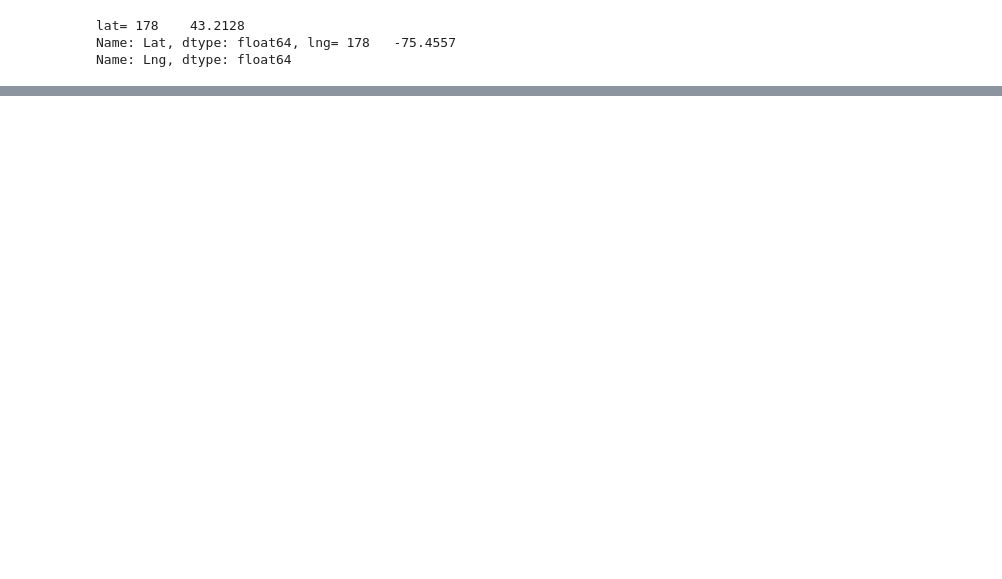
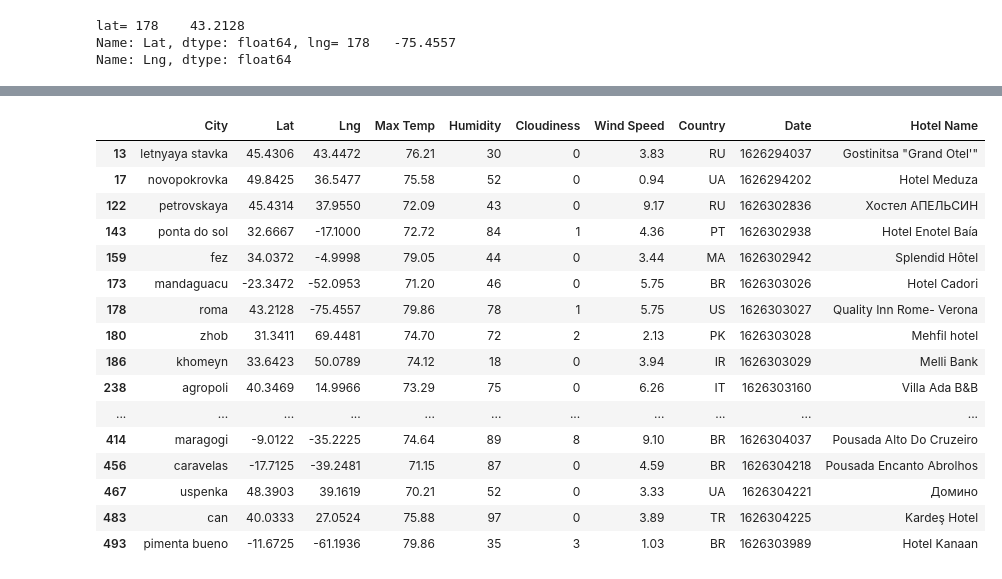
Before and after one commit to mjcarlson628/python-api-challenge, a Jupyter notebook: VacationPy/VacationPy.ipynb, the cells around one changed output, grey strips where cells are left out. Drawn from its saved outputs; the diff is of its cells as text; code cells hidden in the pictures; blank space fills up the shorter version.

```diff
--- a/VacationPy/VacationPy.ipynb
+++ b/VacationPy/VacationPy.ipynb
@@ -134,0 +135,23 @@ hotel_df
+# %%
+# Drop the city that had no nearby hotel
+
+hotel_df = hotel_df.drop(hotel_df[hotel_df["Hotel Name"] == 0].index)
+hotel_df
+# %% [output]
+|  | City | Lat | Lng | Max Temp | Humidity | Cloudiness | Wind Speed | Country | Date | Hotel Name |
+| 13 | letnyaya stavka | 45.4306 | 43.4472 | 76.21 | 30 | 0 | 3.83 | RU | 1626294037 | Gostinitsa "Grand Otel'" |
+| 17 | novopokrovka | 49.8425 | 36.5477 | 75.58 | 52 | 0 | 0.94 | UA | 1626294202 | Hotel Meduza |
+| 122 | petrovskaya | 45.4314 | 37.9550 | 72.09 | 43 | 0 | 9.17 | RU | 1626302836 | Хостел АПЕЛЬСИН |
+| 143 | ponta do sol | 32.6667 | -17.1000 | 72.72 | 84 | 1 | 4.36 | PT | 1626302938 | Hotel Enotel Baía |
+| 159 | fez | 34.0372 | -4.9998 | 79.05 | 44 | 0 | 3.44 | MA | 1626302942 | Splendid Hôtel |
+| 173 | mandaguacu | -23.3472 | -52.0953 | 71.20 | 46 | 0 | 5.75 | BR | 1626303026 | Hotel Cadori |
+| 178 | roma | 43.2128 | -75.4557 | 79.86 | 78 | 1 | 5.75 | US | 1626303027 | Quality Inn Rome- Verona |
+| 180 | zhob | 31.3411 | 69.4481 | 74.70 | 72 | 2 | 2.13 | PK | 1626303028 | Mehfil hotel |
+| 186 | khomeyn | 33.6423 | 50.0789 | 74.12 | 18 | 0 | 3.94 | IR | 1626303029 | Melli Bank |
+| 238 | agropoli | 40.3469 | 14.9966 | 73.29 | 75 | 0 | 6.26 | IT | 1626303160 | Villa Ada B&B |
+| ... | ... | ... | ... | ... | ... | ... | ... | ... | ... | ... |
+| 414 | maragogi | -9.0122 | -35.2225 | 74.64 | 89 | 8 | 9.10 | BR | 1626304037 | Pousada Alto Do Cruzeiro |
+| 456 | caravelas | -17.7125 | -39.2481 | 71.15 | 87 | 0 | 4.59 | BR | 1626304218 | Pousada Encanto Abrolhos |
+| 467 | uspenka | 48.3903 | 39.1619 | 70.21 | 52 | 0 | 3.33 | UA | 1626304221 | Домино |
+| 483 | can | 40.0333 | 27.0524 | 75.88 | 97 | 0 | 3.89 | TR | 1626304225 | Kardeş Hotel |
+| 493 | pimenta bueno | -11.6725 | -61.1936 | 79.86 | 35 | 3 | 1.03 | BR | 1626303989 | Hotel Kanaan |
```
Also changed, not shown: parts of 9 cells of this notebook, 1 other file.
